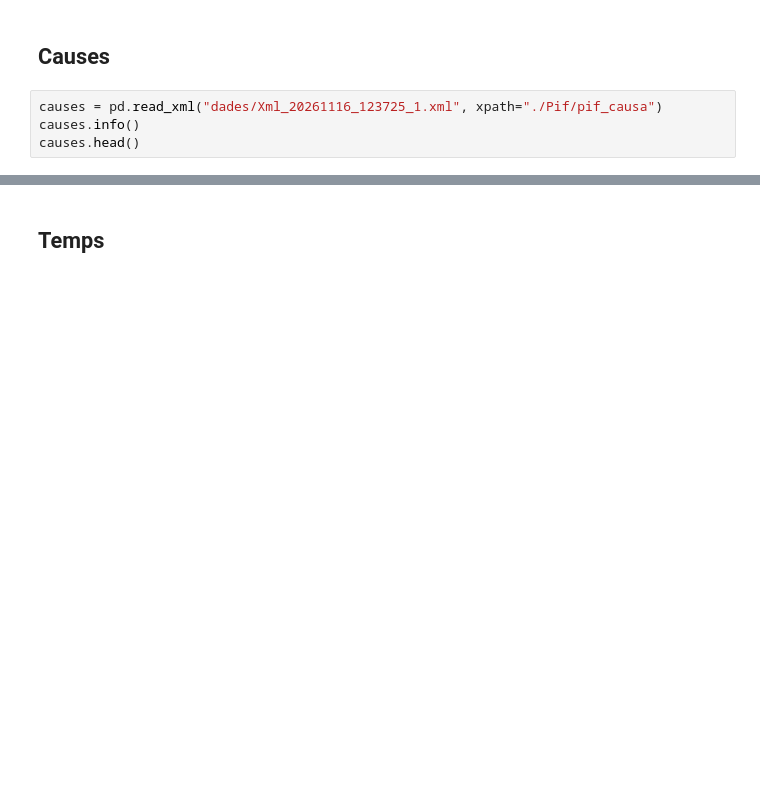
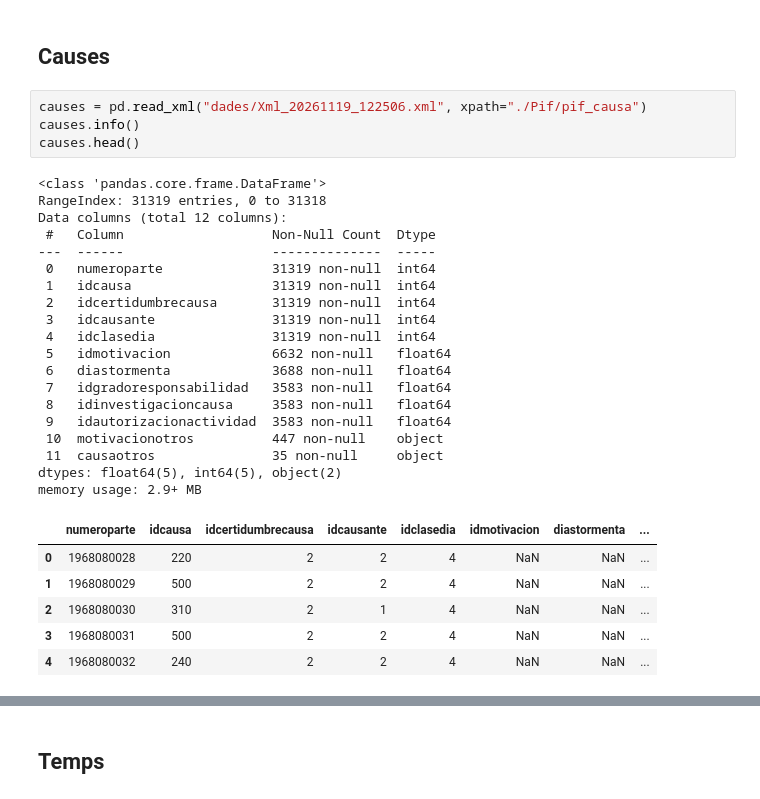
Before and after one commit to xavi-austrich/VI_Project1, a Jupyter notebook: GovEsp preprocessing.ipynb, the cells around one changed output, grey strips where cells are left out. Drawn from its saved outputs; the diff is of its cells as text; blank space fills up the shorter version.

Commit message:
Mend error in the preprocessing
The code was getting data from 1968 instead of 1998

```diff
--- a/GovEsp preprocessing.ipynb
+++ b/GovEsp preprocessing.ipynb
@@ -86,9 +144,35 @@ df_loc.loc[(df_loc["municipi"] == "Tordera") & (df_loc["coords_imputades"] == Fa
 # %% [markdown]
 ## Causes
 # %%
-causes = pd.read_xml("dades/Xml_20261116_123725_1.xml", xpath="./Pif/pif_causa")
+causes = pd.read_xml("dades/Xml_20261119_122506.xml", xpath="./Pif/pif_causa")
 causes.info()
 causes.head()
+# %% [output]
+<class 'pandas.core.frame.DataFrame'>
+RangeIndex: 31319 entries, 0 to 31318
+Data columns (total 12 columns):
+ #   Column                   Non-Null Count  Dtype
+---  ------                   --------------  -----
+ 0   numeroparte              31319 non-null  int64
+ 1   idcausa                  31319 non-null  int64
+ 2   idcertidumbrecausa       31319 non-null  int64
+ 3   idcausante               31319 non-null  int64
+ 4   idclasedia               31319 non-null  int64
+ 5   idmotivacion             6632 non-null   float64
+ 6   diastormenta             3688 non-null   float64
+ 7   idgradoresponsabilidad   3583 non-null   float64
+ 8   idinvestigacioncausa     3583 non-null   float64
+ 9   idautorizacionactividad  3583 non-null   float64
+ 10  motivacionotros          447 non-null    object
+ 11  causaotros               35 non-null     object
+dtypes: float64(5), int64(5), object(2)
+memory usage: 2.9+ MB
+|  | numeroparte | idcausa | idcertidumbrecausa | idcausante | idclasedia | idmotivacion | diastormenta | ... |
+| 0 | 1968080028 | 220 | 2 | 2 | 4 | NaN | NaN | ... |
+| 1 | 1968080029 | 500 | 2 | 2 | 4 | NaN | NaN | ... |
+| 2 | 1968080030 | 310 | 2 | 1 | 4 | NaN | NaN | ... |
+| 3 | 1968080031 | 500 | 2 | 2 | 4 | NaN | NaN | ... |
+| 4 | 1968080032 | 240 | 2 | 2 | 4 | NaN | NaN | ... |
 # %%
 columnes_causes = ["numeroparte", "idcausa", "causa"]
 
```
Also changed, not shown: parts of 9 cells of this notebook, 1 other file.
